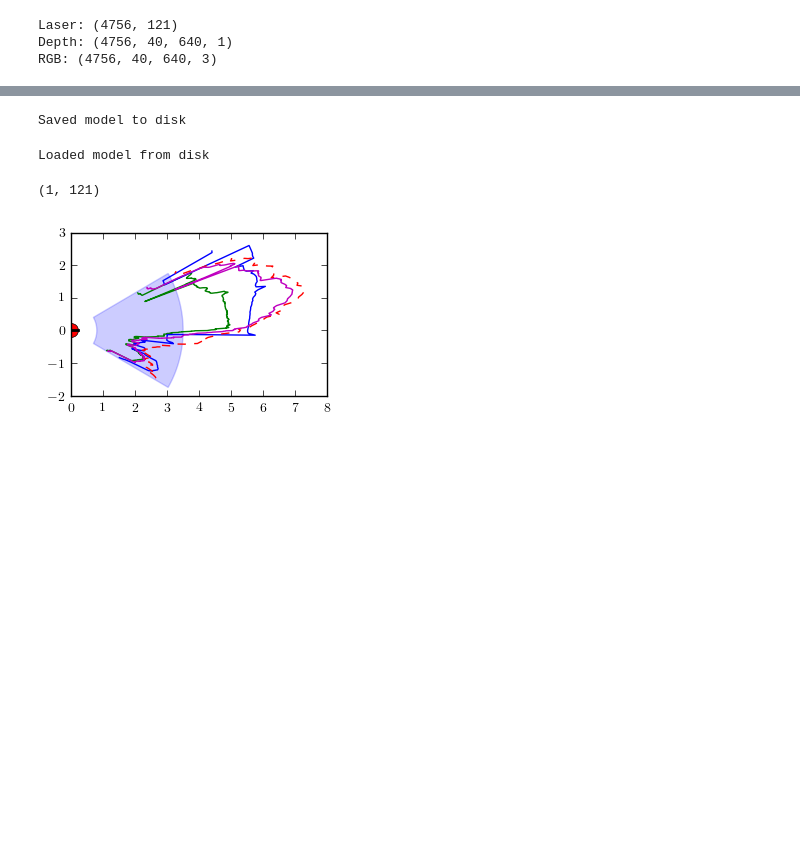
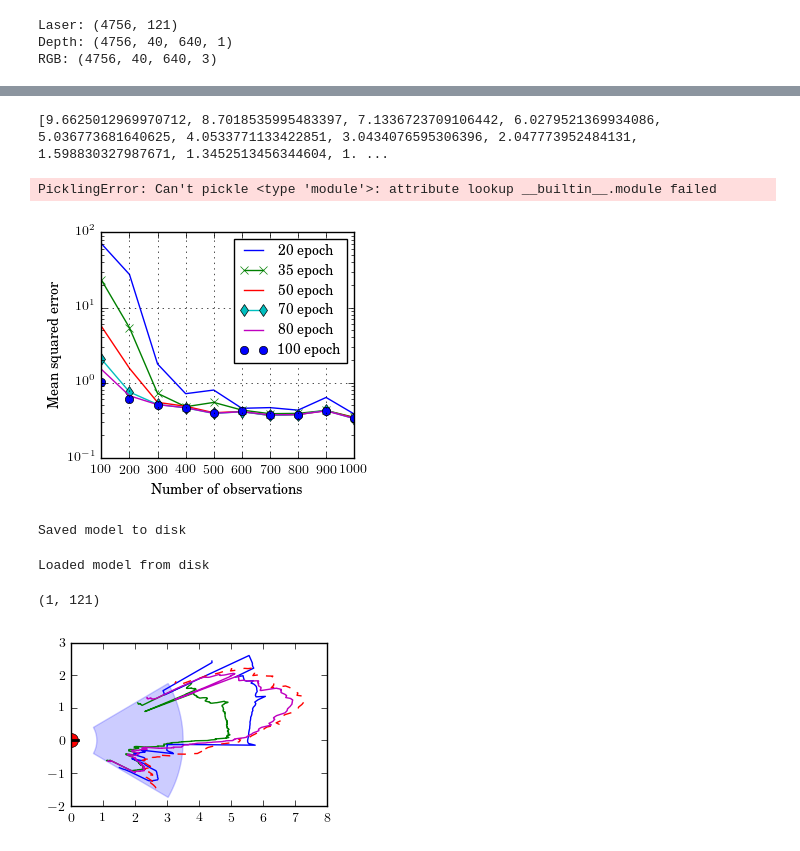
Before and after one commit to ku-ya/deep_learning, a Jupyter notebook: Deep_depth.ipynb, the cells around one changed output, grey strips where cells are left out. Saved outputs shown, nothing was run; the diff lists cells and outputs as text; code cells hidden in the pictures; blank space fills up the shorter version.

Commit message:
figure generation

```diff
--- a/Deep_depth.ipynb
+++ b/Deep_depth.ipynb
@@ -65,3 +65,11 @@ no_of_epochs = 1
 Laser: (4756, 121)
 Depth: (4756, 40, 640, 1)
 RGB: (4756, 40, 640, 3)
+# %%
+N_val = 100
+laser_val = laser[-N_val:,:]
+rgb_val = rgb[-N_val:,:,:,:]
+depth_val = depth[-N_val:,:,:,:]
+print laser_val.shape
+print rgb_val.shape
+print depth_val.shape
@@ -214,4 +209,13 @@ Epoch 50/50
 # %%
+from keras.callbacks import History
+N_epoch = 100
+hist_train = []
+image_range = range(100, 1100,100)
+for N in image_range:
+    model.reset_states()
+    model.load_weights('models/random_init.h5')
+    hist_train.append(train_multiple(model,N,([rgb_val,depth_val],laser_val),N_epoch))
+
 # N = 300
 # result = model.predict([depth[N:N+1,:,:,:]])
 # result = model.predict([rgb[N:N+1,:,:,:], depth[N:N+1,:,:,:]])
@@ -224,3 +246,47 @@ Epoch 50/50
+# %%
+print hist_train[0].history.get('loss')
+# %% [output]
+[9.6625012969970712, 8.7018535995483397, 7.1336723709106442, 6.0279521369934086, 5.036773681640625, 4.0533771133422851, 3.0434076595306396, 2.047773952484131, 1.598830327987671, 1.3452513456344604, 1. ...
+# %%
+history_np = np.array(hist_train)
+np.save('loss_2000',history_np)
+# %% [output]
+PicklingError: Can't pickle <type 'module'>: attribute lookup __builtin__.module failed
+# %%
+loss_array = []
+val_array = []
+for i in range(len(hist_train)):
+    loss_data = hist_train[i].history.get('loss')
+    val_loss_data = hist_train[i].history.get('val_loss')
+    loss_array.append([loss_data[-75],loss_data[-65],loss_data[-50],loss_data[-30],loss_data[-20],loss_data[-1]])
+    val_array.append([val_loss_data[-77],val_loss_data[-65],val_loss_data[-50],val_loss_data[-30],val_loss_data[-20],val_loss_data[-1]])
+
+
+lossnp = np.array(loss_array)
+val_lossnp = np.array(val_array)
+
+
+num_x = image_range
+
+fig = plt.figure(figsize=(3.5,3), dpi=80)
+plt.semilogy(num_x,val_lossnp[:,-6],label='20 epoch')
+plt.semilogy(num_x,val_lossnp[:,-5],'x-',label='35 epoch')
+plt.semilogy(num_x,val_lossnp[:,-4],label='50 epoch')
+plt.semilogy(num_x,val_lossnp[:,-3],'-d',label='70 epoch')
+plt.semilogy(num_x,val_lossnp[:,-2],label='80 epoch')
+plt.semilogy(num_x,val_lossnp[:,-1],'bo',label='100 epoch')
+
+plt.ylabel('Mean squared error')
+plt.xlabel('Number of observations')
+plt.legend(fontsize=10)
+plt.grid()
+plt.tight_layout()
+pp = PdfPages('num_image.pdf')
+pp.savefig(fig)
+pp.close()
+plt.show()
+# %% [output]
+[figure, added]
 # %%
 model_json = model.to_json()
 with open("models/model_low_p.json", "w") as json_file:
```
Also changed, not shown: parts of 14 cells of this notebook.
